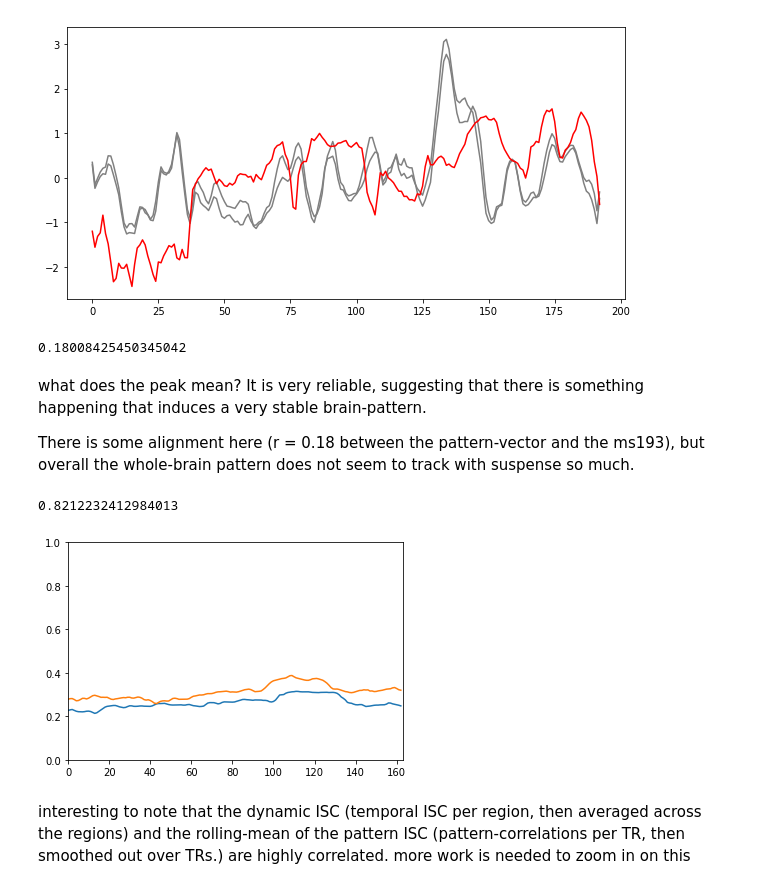
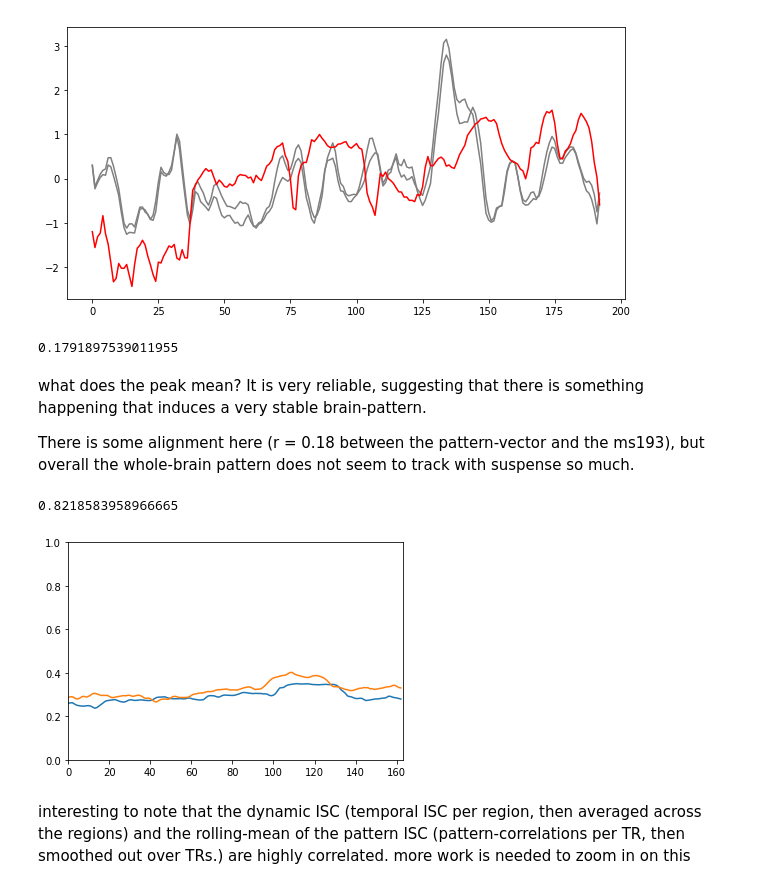
Before and after one commit to nomcomm/CamCanSuspenseISC_JMP, a Jupyter notebook: scripts/Schmaelzle_JMP_04_SupplementaryAnalyses.ipynb, the cells around one changed output. Cells and saved outputs as stored; diff of their text form; code cells hidden in the pictures.

```diff
--- a/scripts/Schmaelzle_JMP_04_SupplementaryAnalyses.ipynb
+++ b/scripts/Schmaelzle_JMP_04_SupplementaryAnalyses.ipynb
@@ -35,7 +36,7 @@ import matplotlib.pyplot as plt
 ### set up files
 # %%
 suspense_file         = '../data/avg_suspense.npy'
-dict_file             = '../data/timeseries_dictionary3.npy'
+dict_file             = '../data/timeseries_dictionary.npy'
 dyn_isc_file          = '../data/dyn_isc_dict.npy'
 shen_dictionary_file  = '../data/shen_dictionary.npy'
 shen_atlas_filename   =  '../data/shen_2mm_268_parcellation.nii'
@@ -63,19 +64,19 @@ n_subjs = len(subjs)
 n_tr, n_regions = read_dictionary[subjs[0]]['funcdata'].shape
 n_tr_rest, n_regions = read_dictionary[subjs[0]]['funcdata_rest'].shape
 
-ts_data = np.zeros((n_regions, n_tr, n_subjs))
-ts_data_undet = np.zeros((n_regions, n_tr, n_subjs))
-motion_data = np.zeros((6, n_tr, n_subjs))
+ts_data = np.zeros((n_tr, n_regions, n_subjs))
+ts_data_undet = np.zeros((n_tr, n_regions,n_subjs))
+motion_data = np.zeros((n_tr, 6, n_subjs))
 
 rest_list = []
 #re-create ts_data
 for curr_sub in range(n_subjs):
     curr_sub_name                = subjs[curr_sub]
-    ts_data[:,:, curr_sub]       = read_dictionary[curr_sub_name]['funcdata'].T
-    ts_data_undet[:,:, curr_sub] = read_dictionary[curr_sub_name]['funcdata_unfilt_undet_stand'].T
-    motion_data[:,:, curr_sub]   = read_dictionary[curr_sub_name]['motion'].T
+    ts_data[:,:, curr_sub]       = read_dictionary[curr_sub_name]['funcdata']
+    ts_data_undet[:,:, curr_sub] = read_dictionary[curr_sub_name]['funcdata_unfilt_undet_stand']
+    motion_data[:,:, curr_sub]   = read_dictionary[curr_sub_name]['motion']
     if np.asarray(read_dictionary[curr_sub_name]['funcdata_rest']).shape == (n_tr_rest, n_regions):
-        rest_list.append(read_dictionary[curr_sub_name]['funcdata_rest'].T)
+        rest_list.append(read_dictionary[curr_sub_name]['funcdata_rest'])
         #things are a bit cumbersome for the resting state data because - due to artifact control etc, different subjects pass the threshold
 
 
@@ -194,17 +195,17 @@ an alternative to isc, which measures the temporal reliability of a neural proce
 Thus, instead of computing correlations over time, we compute them across space. In this case, we measure the similarity of the brain-state at a given moment in time, i.e. whether different brains are 'standing in a similar posture' (such as activated ACC, de-activated visual cortex, medium-level amygdala). The advantage of this measure is that we can resolve it in time (get one value per TR), but we lose all spatial information (get only one value for the entire brain). Of note variants of this analysis could be done via searchlight analysis.
 # %%
 ts_vox_time_data = np.swapaxes(ts_data[:,:,:], 0,1)
-pattern_isc_result_all = brainiak.isfc.isc(ts_vox_time_data)
+pattern_isc_result_all = camcan_isc(ts_vox_time_data, summary_statistic=np.mean, verbose = False)
 
 ts_vox_time_data = np.swapaxes(ts_data[:,:,:248], 0,1)  ### change to e.g. 50 or so to speed up
-pattern_isc_result1 = brainiak.isfc.isc(ts_vox_time_data)
+pattern_isc_result1 = camcan_isc(ts_vox_time_data, summary_statistic=np.mean, verbose = False)
 
 ts_vox_time_data = np.swapaxes(ts_data[:,:,248:], 0,1)
-pattern_isc_result2 = brainiak.isfc.isc(ts_vox_time_data)
+pattern_isc_result2 = camcan_isc(ts_vox_time_data, summary_statistic=np.mean, verbose = False)
 
-pattern_isc_result_all_z = scipy.stats.zscore(pattern_isc_result_all)
-pattern_isc_result1_z = scipy.stats.zscore(pattern_isc_result1)
-pattern_isc_result2_z = scipy.stats.zscore(pattern_isc_result2)
+pattern_isc_result_all_z = np.squeeze(scipy.stats.zscore(pattern_isc_result_all.T))
+pattern_isc_result1_z = np.squeeze(scipy.stats.zscore(pattern_isc_result1.T))
+pattern_isc_result2_z = np.squeeze(scipy.stats.zscore(pattern_isc_result2.T))
 
 #np.save('../data/pattern_isc_result_all_z.npy', pattern_isc_result_all_z)
 # %%
@@ -230,7 +231,7 @@ plt.plot(scipy.stats.zscore(ms193), color = 'red');
 # %%
 np.corrcoef(ms193, pattern_isc_result_all_z)[0,1]
 # %% [output]
-0.18008425450345042
+0.1791897539011955
 # %% [markdown]
 what does the peak mean? It is very reliable, suggesting that there is something happening that induces a very stable brain-pattern.
 
@@ -238,19 +239,19 @@ There is some alignment here (r = 0.18 between the pattern-vector and the ms193)
 # %%
 #plt.plot(scipy.signal.resample(pattern_isc_result_all, 163))
 #plt.plot(dyn_isc_result_all[37,:]);
 #plt.plot(dyn_isc_result_all[14,:]);
 dyn_mean = np.nanmean(dyn_isc_result_all[:,:], axis =0)
 plt.plot(dyn_mean);
 
-roll_pattern = pd.DataFrame(scipy.signal.resample(pattern_isc_result_all, 163)).rolling(window = 30, center = True, win_type = 'boxcar', min_periods = 0).mean()[0].values
+roll_pattern = pd.DataFrame(scipy.signal.resample(pattern_isc_result_all.T, 163)).rolling(window = 30, center = True, win_type = 'boxcar', min_periods = 0).mean()[0].values
 plt.plot(roll_pattern)
 plt.xlim(0,163)
 plt.ylim(0,1)
 
 np.corrcoef(dyn_mean, roll_pattern)[0,1]
 # %% [output]
-0.8212232412984013
+0.8218583958966665
-[figure, old version]
+[figure, new version]
 # %% [markdown]
 interesting to note that the dynamic ISC (temporal ISC per region, then averaged across the regions) and the rolling-mean of the pattern ISC (pattern-correlations per TR, then smoothed out over TRs.) are highly correlated. more work is needed to zoom in on this
 # %% [markdown]
```
Also changed, not shown: parts of 14 cells of this notebook, 6 other files.
